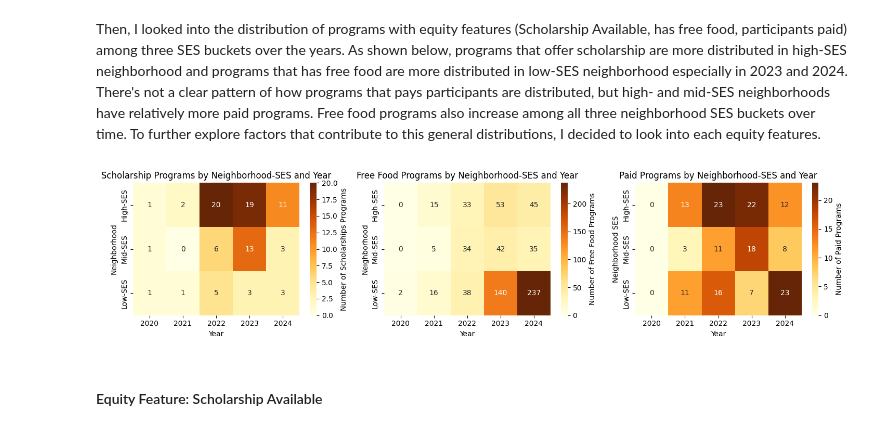
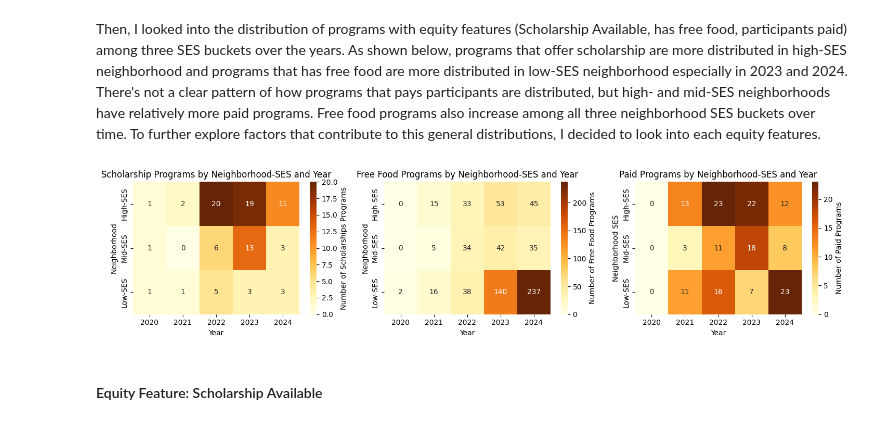
Before and after one commit to goval6/Stats303_Team04_FinalProject, a Jupyter notebook: Luna Project Report.ipynb, the cells around one changed output. Drawn from its saved outputs; the diff is of its cells as text; code cells hidden in the pictures.

```diff
--- a/Luna Project Report.ipynb
+++ b/Luna Project Report.ipynb
@@ -80,7 +268,56 @@ I looked into other factors to deduce the reasons why these five neighborhood ha
 # %% [markdown]
 Then, I looked into the distribution of programs with equity features (Scholarship Available, has free food, participants paid) among three SES buckets over the years. As shown below, programs that offer scholarship are more distributed in high-SES neighborhood and programs that has free food are more distributed in low-SES neighborhood especially in 2023 and 2024. There's not a clear pattern of how programs that pays participants are distributed, but high- and mid-SES neighborhoods have relatively more paid programs. Free food programs also increase among all three neighborhood SES buckets over time. To further explore factors that contribute to this general distributions, I decided to look into each equity features.
-# %% [markdown]
-![Figure 4](attachment:image.png)
+# %%
+#| echo: false
+# definition a function to create heatmap based on ses and year
+def generate_heatmap(data, title, label, col_label, row_label, ax):
+    heatmap_data = data.pivot(index='ses_bin', columns='Start Year', values='Offers').fillna(0)
+    sns.heatmap(heatmap_data, annot=True, fmt=".0f", cmap="YlOrBr", cbar_kws={'label': label}, ax=ax)
+    ax.set_title(title)
+    ax.set_xlabel(col_label)
+    ax.set_ylabel(row_label)
+fig, axes = plt.subplots(1,3, figsize=(14.5, 3.5))
+# Scholarship Heatmap
+scholarship_offers_by_neises = (
+    project_by_year_by_ses[project_by_year_by_ses['Scholarship Available'] == True]
+    .groupby(['ses_bin', 'Start Year'])
+    .agg(Offers=('Program ID', 'nunique'))
+    .reset_index()
+)
+generate_heatmap(scholarship_offers_by_neises, "Scholarship Programs by Neighborhood-SES and Year",
+                 "Number of Scholarships Programs", "Year", "Neighborhood", axes[0])
+# Free Food Heatmap
+freefood_by_neises = (
+    project_by_year_by_ses[project_by_year_by_ses['Has Free Food'] == True]
+    .groupby(['ses_bin', 'Start Year'])
+    .agg(Offers=('Program ID', 'nunique'))
+    .reset_index()
+)
+generate_heatmap(freefood_by_neises, "Free Food Programs by Neighborhood-SES and Year",
+                 "Number of Free Food Programs", "Year", "Neighborhood", axes[1])
+# Paid Programs Heatmap
+paid_offers_by_neises = (
+    project_by_year_by_ses[project_by_year_by_ses['Participants Paid'] == 'Paid, Type Unknown']
+    .groupby(['ses_bin', 'Start Year'])
+    .agg(Offers=('Program ID', 'nunique'))
+    .reset_index()
+)
+# deal with no paid program 2020
+fillna2020 = pd.DataFrame({
+    'ses_bin': ['High-SES', 'Mid-SES', 'Low-SES'],
+    'Start Year': [2020, 2020, 2020],
+    'Offers': [0, 0, 0]
+})
+paid_offers_by_neises = pd.concat([paid_offers_by_neises, fillna2020], ignore_index=True)
+ses_order = ['High-SES', 'Mid-SES', 'Low-SES']
+paid_offers_by_neises['ses_bin'] = pd.Categorical(paid_offers_by_neises['ses_bin'], categories=ses_order, ordered=True)
+paid_offers_by_neises=paid_offers_by_neises.sort_values(by=['ses_bin', 'Start Year']).reset_index(drop=True)
+generate_heatmap(paid_offers_by_neises, "Paid Programs by Neighborhood-SES and Year",
+                 "Number of Paid Programs", "Year", "Neighborhood SES", axes[2])
+plt.tight_layout()
+plt.show()
+# %% [output]
+[figure, added]
 # %% [markdown]
 #### Equity Feature: Scholarship Available
 # %% [markdown]
```
Also changed, not shown: parts of 16 cells of this notebook.
